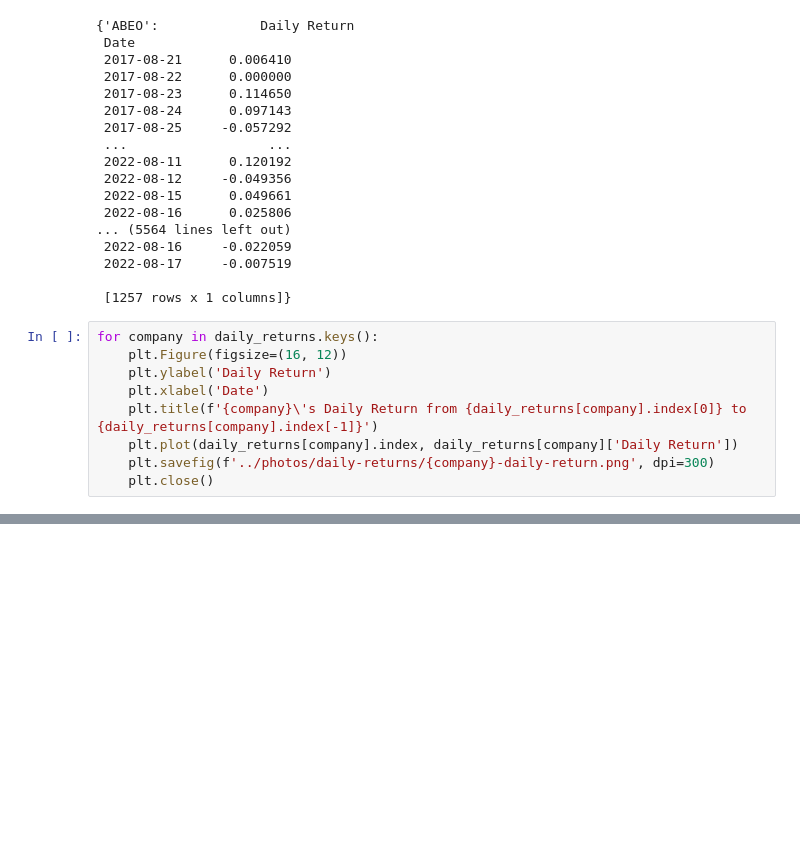
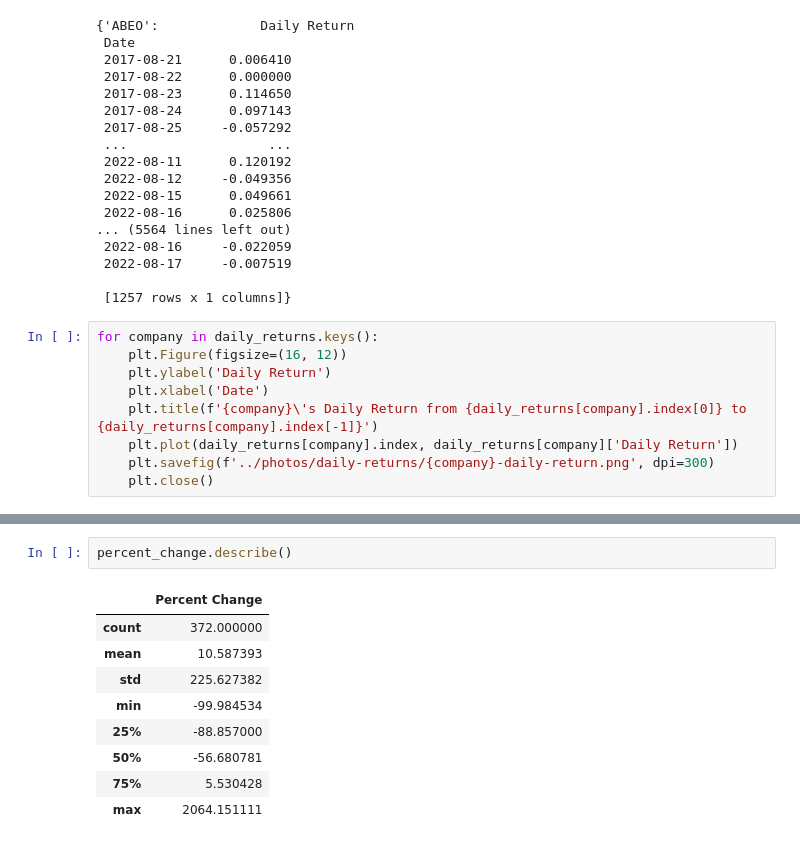
Before and after one commit to shbnmzr/stock-market-prediction, a Jupyter notebook: 2-exploratory-data-analysis/EDA.ipynb, the cells around one changed output, grey strips where cells are left out. Saved outputs shown, nothing was run; the diff lists cells and outputs as text; blank space fills up the shorter version.

```diff
--- a/2-exploratory-data-analysis/EDA.ipynb
+++ b/2-exploratory-data-analysis/EDA.ipynb
@@ -46,0 +91,12 @@ for company in daily_returns.keys():
+# %%
+percent_change.describe()
+# %% [output]
+|  | Percent Change |
+| count | 372.000000 |
+| mean | 10.587393 |
+| std | 225.627382 |
+| min | -99.984534 |
+| 25% | -88.857000 |
+| 50% | -56.680781 |
+| 75% | 5.530428 |
+| max | 2064.151111 |
```
Also changed, not shown: parts of 6 cells of this notebook.
